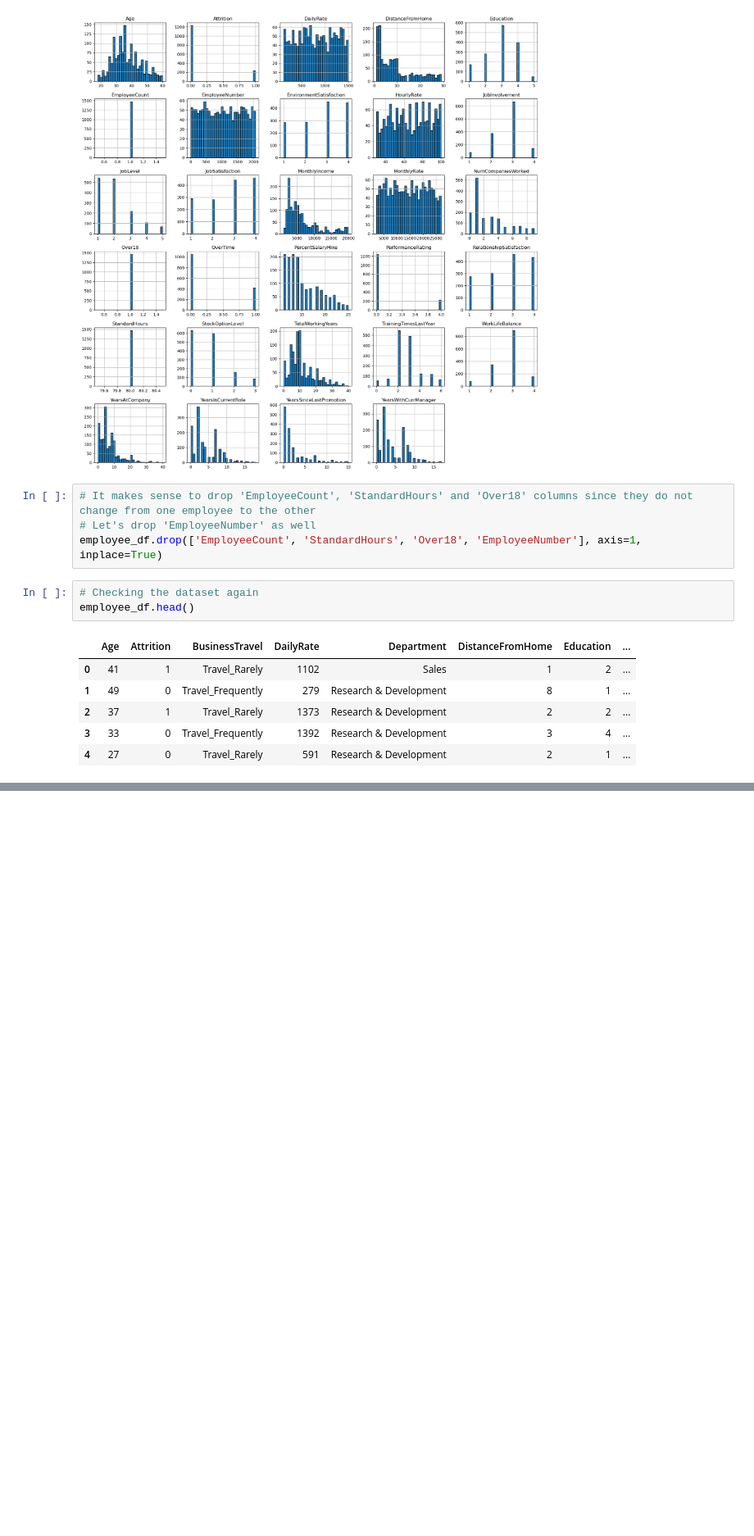
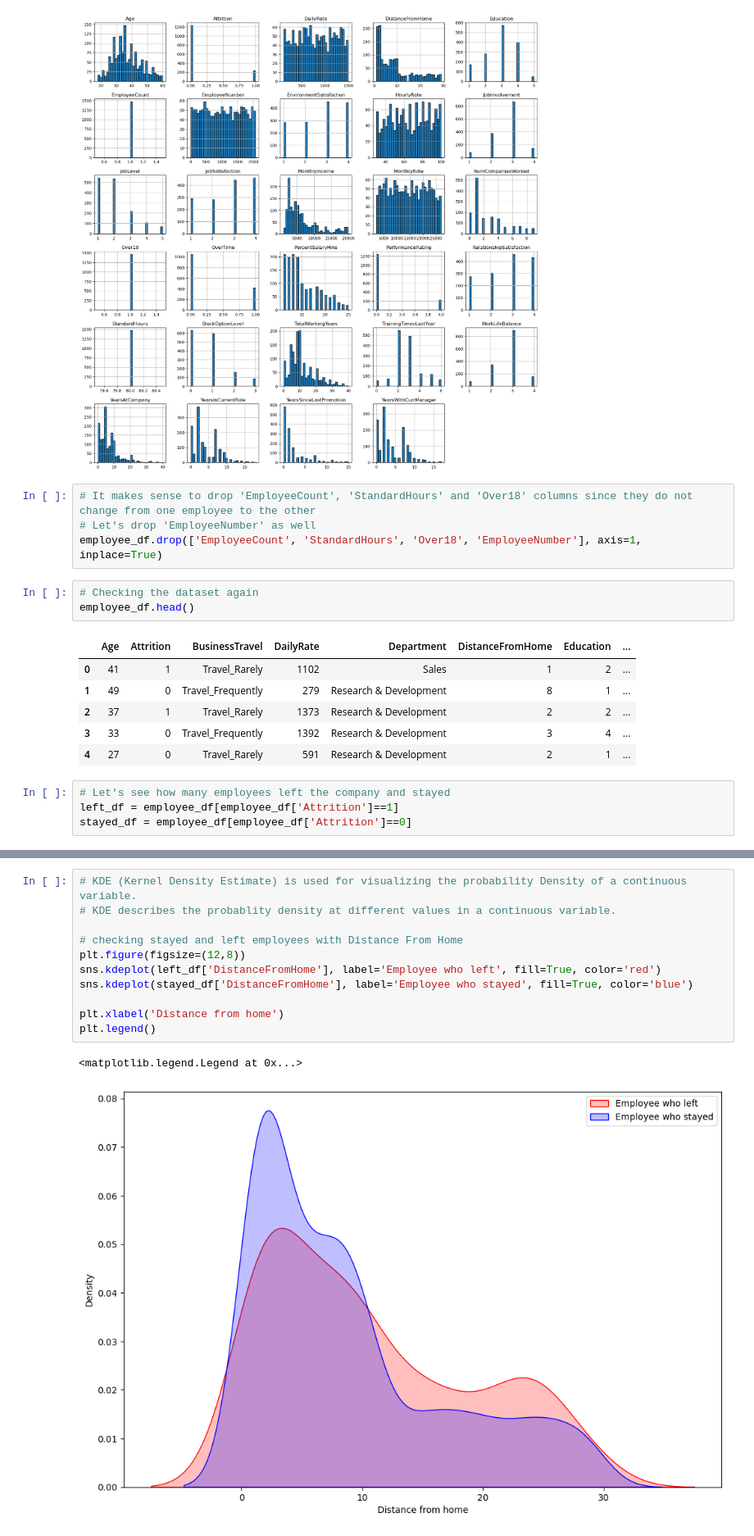
Before and after one commit to ranjansinghds/HR-Analytics-and-Performance-Prediction-Project, a Jupyter notebook: human_resources_department_project.ipynb, the cells around one changed output, grey strips where cells are left out. Shown at 82% size. Drawn from its saved outputs; the diff is of its cells as text; blank space fills up the shorter version.

```diff
--- a/human_resources_department_project.ipynb
+++ b/human_resources_department_project.ipynb
@@ -158,3 +158,7 @@ employee_df.head()
 | 2 | 37 | 1 | Travel_Rarely | 1373 | Research & Development | 2 | 2 | ... |
 | 3 | 33 | 0 | Travel_Frequently | 1392 | Research & Development | 3 | 4 | ... |
 | 4 | 27 | 0 | Travel_Rarely | 591 | Research & Development | 2 | 1 | ... |
+# %%
+# Let's see how many employees left the company and stayed
+left_df = employee_df[employee_df['Attrition']==1]
+stayed_df = employee_df[employee_df['Attrition']==0]
@@ -160,0 +253,14 @@ employee_df.head()
+# %%
+# KDE (Kernel Density Estimate) is used for visualizing the probability Density of a continuous variable.
+# KDE describes the probablity density at different values in a continuous variable.
+
+# checking stayed and left employees with Distance From Home
+plt.figure(figsize=(12,8))
+sns.kdeplot(left_df['DistanceFromHome'], label='Employee who left', fill=True, color='red')
+sns.kdeplot(stayed_df['DistanceFromHome'], label='Employee who stayed', fill=True, color='blue')
+
+plt.xlabel('Distance from home')
+plt.legend()
+# %% [output]
+<matplotlib.legend.Legend at 0x...>
+[figure, added]
```
Also changed, not shown: parts of 54 cells of this notebook.
